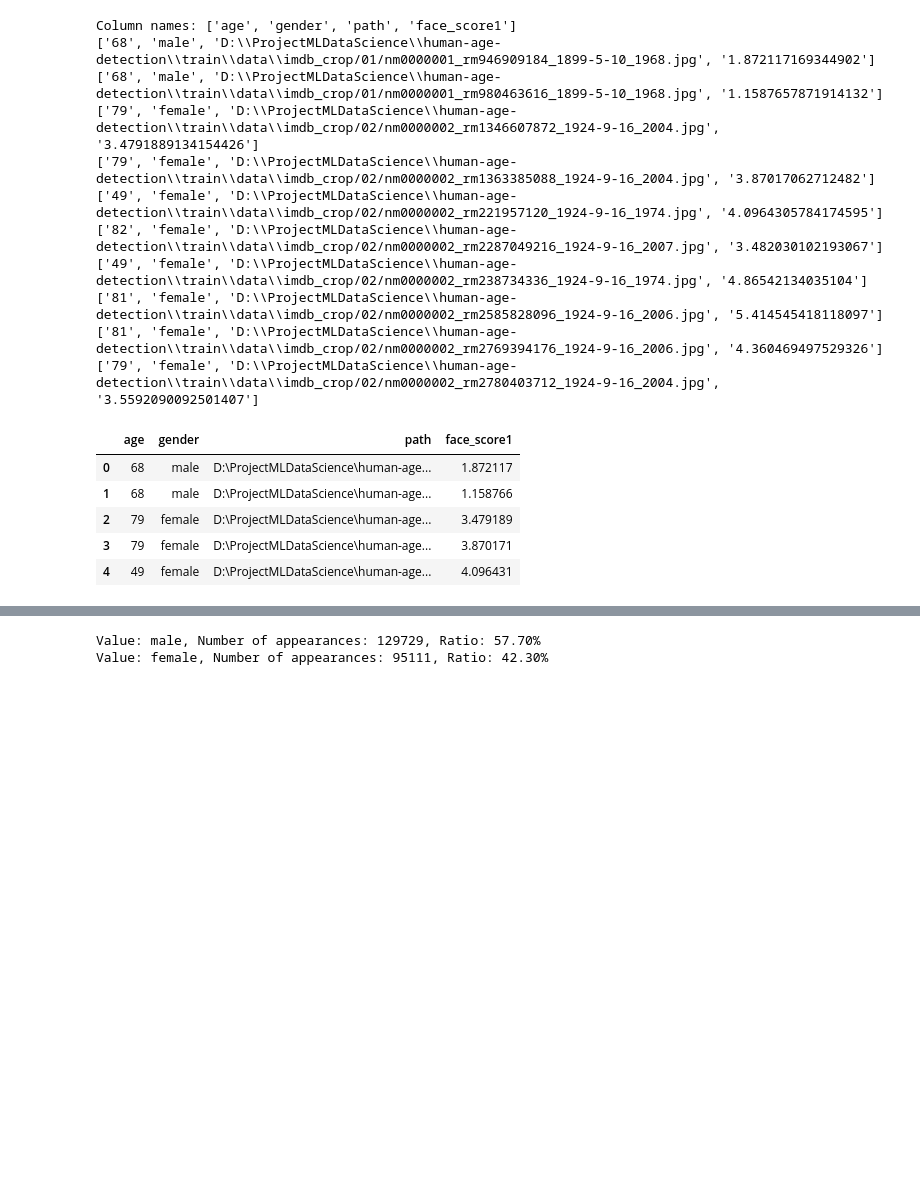
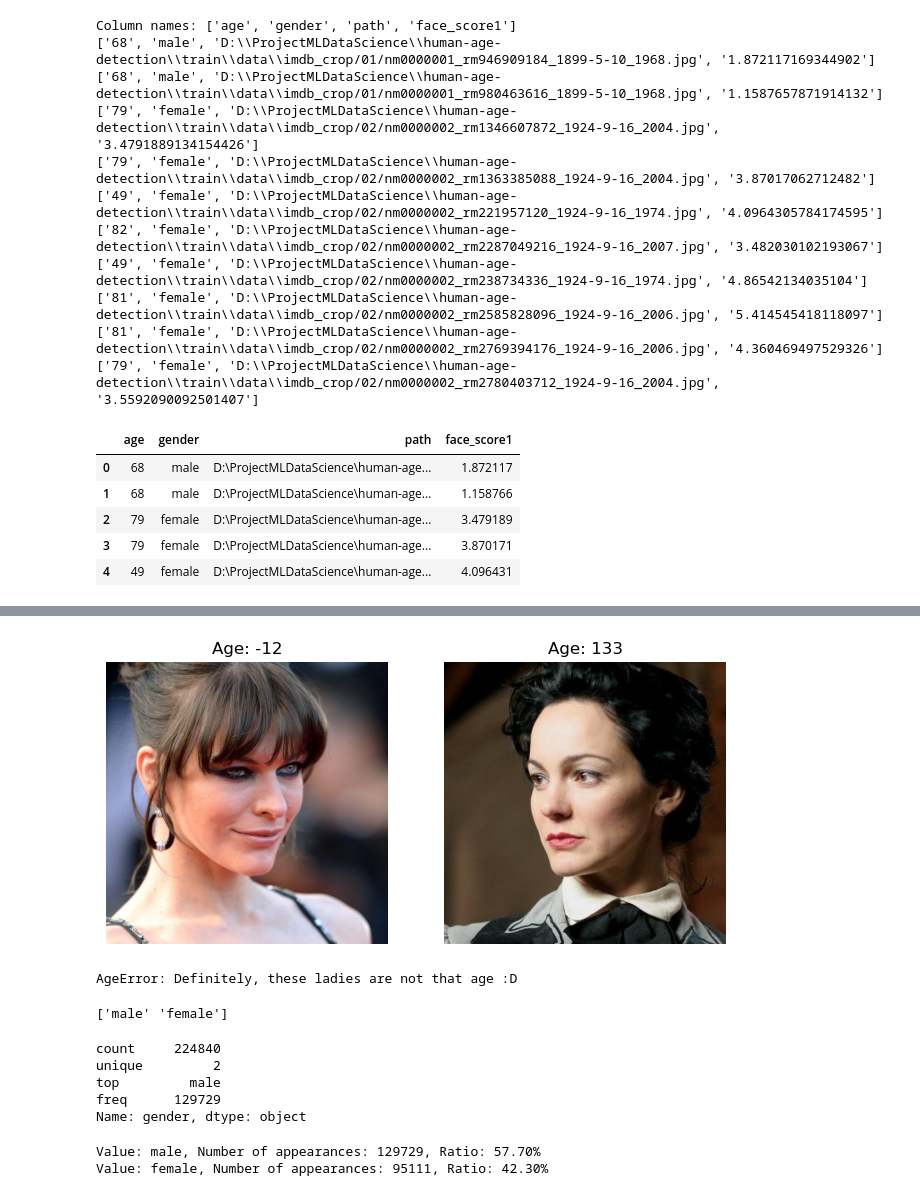
Before and after one commit to eggwhat/age-detection, a Jupyter notebook: exploratory_data_analysis/exploratory_data_analysis.ipynb, the cells around one changed output, grey strips where cells are left out. Cells and saved outputs as stored; diff of their text form; code cells hidden in the pictures; blank space fills up the shorter version.

```diff
--- a/exploratory_data_analysis/exploratory_data_analysis.ipynb
+++ b/exploratory_data_analysis/exploratory_data_analysis.ipynb
@@ -65,0 +101,7 @@ df_metadata.shape
+# %%
+invalid_age_rows = df_metadata[(df_metadata['age'] > 122) | (df_metadata['age'] < 1)]
+
+pd.set_option('display.max_rows', None)
+pd.set_option('display.max_colwidth', None)
+
+invalid_age_rows
@@ -65,0 +140,42 @@ df_metadata.shape
+# %%
+# We can look at some photos and see what someone who is -12 and 133 years old looks like :D
+
+def get_selected_path(age, invalid_age_rows):
+    """
+    Function retrieves the file path based on the specified age from the DataFrame.
+
+    Parameters:
+    - age: The age for which we are seeking the file path.
+    - invalid_age_rows: DataFrame containing information about files and their corresponding ages.
+
+    Returns:
+    - The file path for the given age if it exists, otherwise returns None.
+    """
+    selected_path = invalid_age_rows.loc[invalid_age_rows['age'] == age, 'path'].head(1).values
+    return selected_path[0] if selected_path else None
+
+selected_age_first = -12
+selected_age_second = 133
+
+selected_path_first = get_selected_path(selected_age_first, invalid_age_rows)
+#print(selected_path_first)
+selected_path_second = get_selected_path(selected_age_second, invalid_age_rows)
+#print(selected_path_second)
+
+img1 = Image.open(selected_path_first)
+img2 = Image.open(selected_path_second)
+
+fig, axs = plt.subplots(1, 2, figsize=(8, 4))
+axs[0].imshow(img1)
+axs[0].set_title(f'Age: {selected_age_first}')
+axs[0].axis('off')
+axs[1].imshow(img2)
+axs[1].set_title(f'Age: {selected_age_second}')
+axs[1].axis('off')
+
+plt.show()
+
+print('AgeError: Definitely, these ladies are not that age :D')
+# %% [output]
+[figure, added]
+AgeError: Definitely, these ladies are not that age :D
@@ -66,3 +187,19 @@ df_metadata.shape
+# %%
+# Check if there are any values other than 'male' and 'female' in the 'gender' column
+
+all_unique_gender = df_metadata['gender'].unique()
+print(all_unique_gender)
+# %% [output]
+['male' 'female']
+# %%
+descriptive_statistics = (df_metadata['gender']).describe()
+print(descriptive_statistics)
+# %% [output]
+count     224840
+unique         2
+top         male
+freq      129729
+Name: gender, dtype: object
 # %%
 # Count occurrences and calculate the ratio of female and male gender in the DataFrame
 
```
Also changed, not shown: parts of 44 cells of this notebook.
